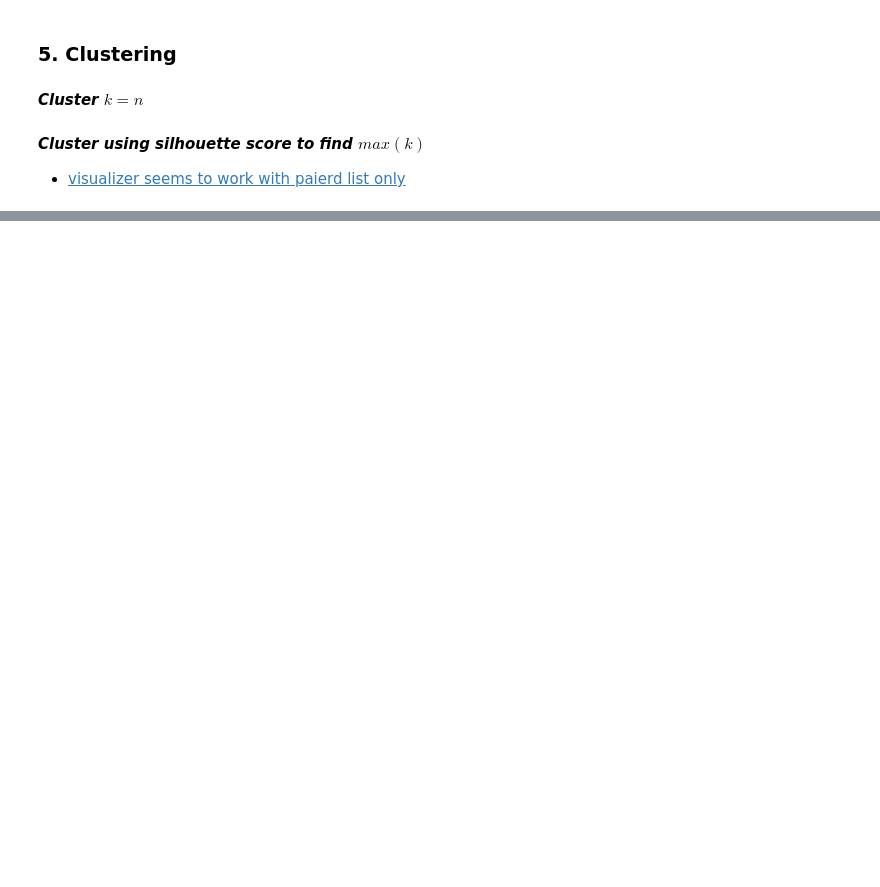
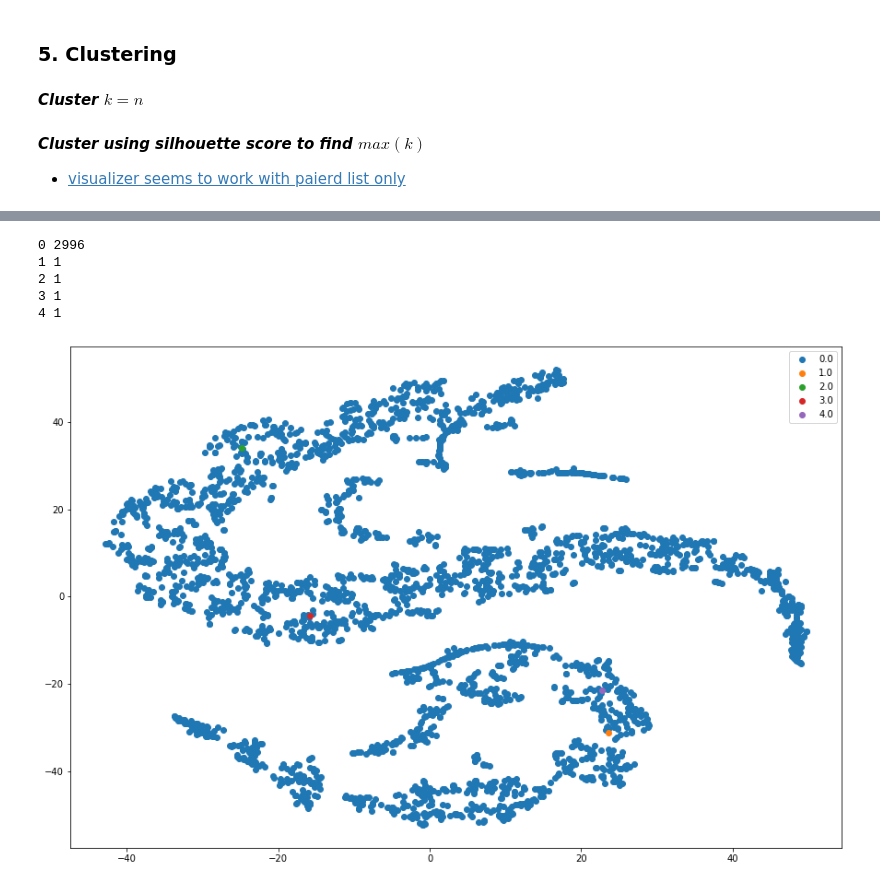
Before and after one commit to bpostance/learn_data_science, a Jupyter notebook: ML/0.20_Decomposition/0.24-clustering-mixed-data.ipynb, the cells around one changed output, grey strips where cells are left out. Drawn from its saved outputs; the diff is of its cells as text; code cells hidden in the pictures; blank space fills up the shorter version.

Commit message:
update: medoids clusterin

```diff
--- a/ML/0.20_Decomposition/0.24-clustering-mixed-data.ipynb
+++ b/ML/0.20_Decomposition/0.24-clustering-mixed-data.ipynb
@@ -105,7 +125,7 @@ from pyclustering.cluster import cluster_visualizer,cluster_visualizer_multidim
 from pyclustering.cluster.silhouette import silhouette
 # %%
 k = 3
-n = 3000
+n = 6000
 sample = np.nan_to_num(gd[:n,:n])
 # %%
 # import networkx as nx
@@ -138,7 +158,7 @@ score = silhouette(data=sample, clusters=clusters,data_type='distance_matrix').p
 from pyclustering.cluster.center_initializer import random_center_initializer
 from pyclustering.cluster.silhouette import silhouette_ksearch_type, silhouette_ksearch
 
-search_instance = silhouette_ksearch(sample, kmin=4, kmax=7,
+search_instance = silhouette_ksearch(sample, kmin=3, kmax=10,
                                      algorithm=silhouette_ksearch_type.KMEDOIDS).process()
 
 amount = search_instance.get_amount()
@@ -161,0 +180,4 @@ visualizer.show()
+# %%
+from sklearn.manifold import TSNE
+tsne_model = TSNE(n_components=2, verbose=1, random_state=0, n_iter=500)
+tsne = tsne_model.fit_transform(Xy[:3000])
@@ -162,3 +194,27 @@ visualizer.show()
+# %%
+tsne_df = pd.DataFrame(tsne)
+
+tsne_df['cluster'] = np.nan
+for e,k in enumerate(clusters):
+    print(e,len(k))
+    tsne_df.iloc[k,-1] = e
+# %% [output]
+0 2996
+1 1
+2 1
+3 1
+4 1
+# %%
+groups = tsne_df.groupby('cluster')
+
+fig, ax = plt.subplots(figsize=(15, 10))
+ax.margins(0.05) # Optional, just adds 5% padding to the autoscaling
+for name, group in groups:
+    ax.plot(group[0], group[1], marker='o', linestyle='', label=name)
+ax.legend()
+plt.show()
+# %% [output]
+[figure, added]
 # %% [markdown]
 # *References*
 
```
Also changed, not shown: parts of 12 cells of this notebook.
